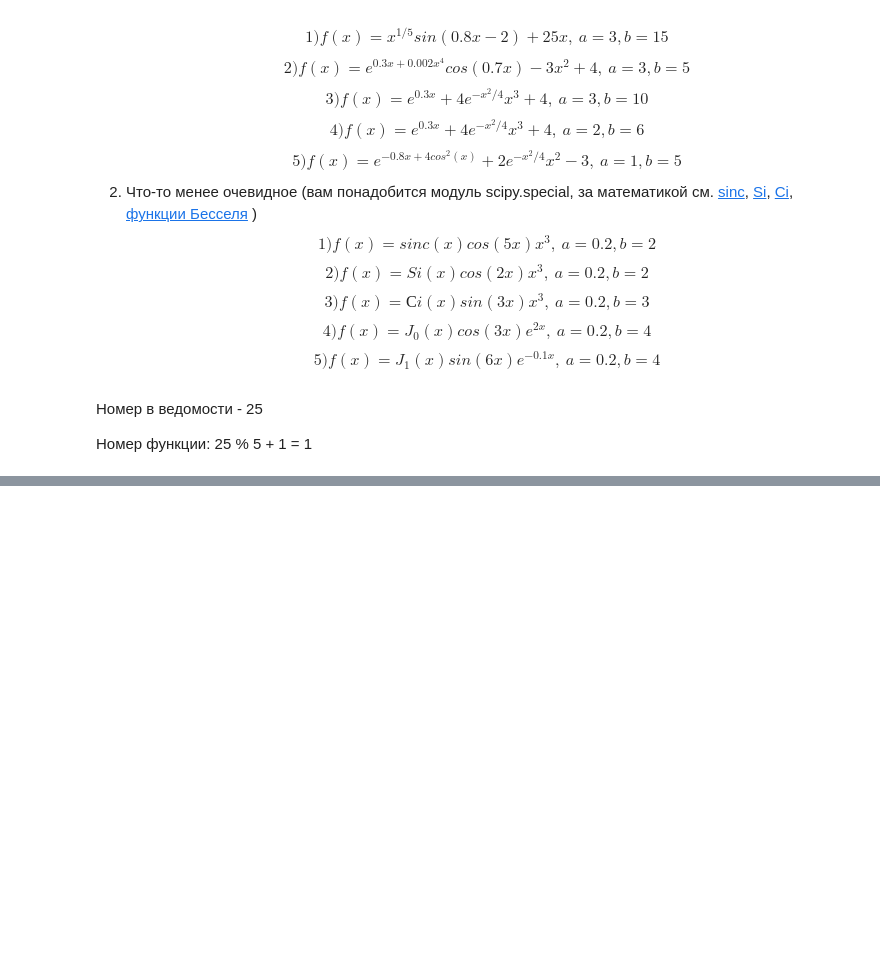
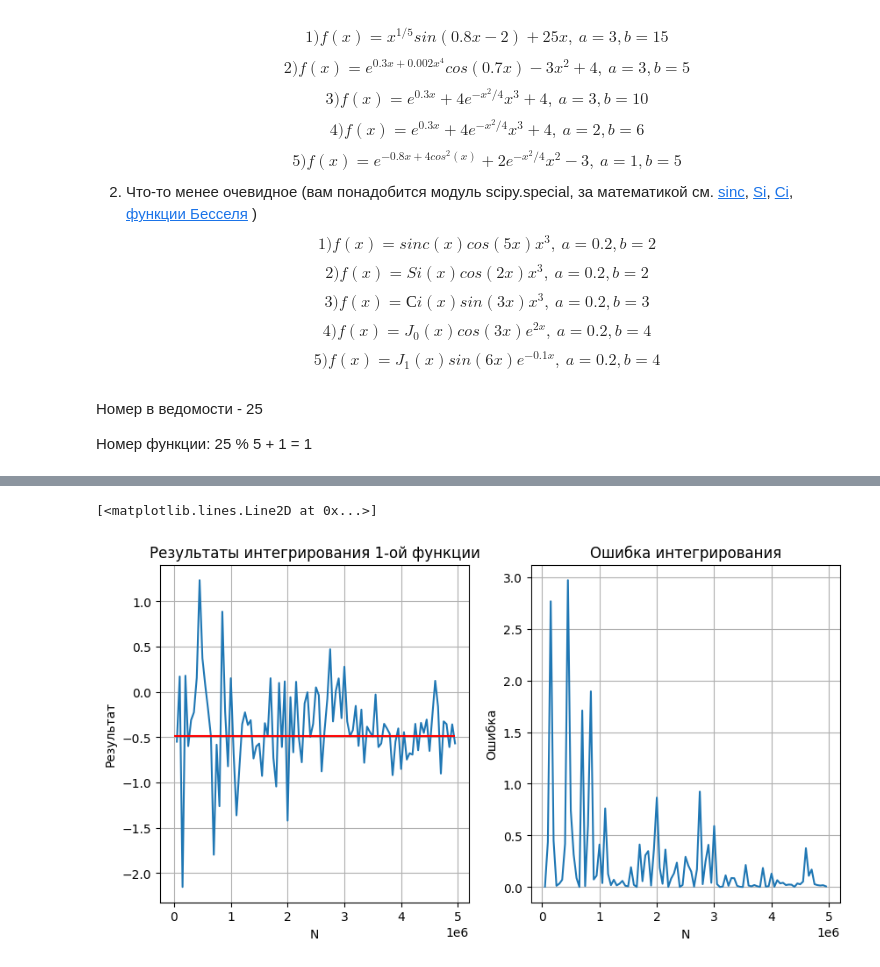
Before and after one commit to flowykk/prob-theory-hse, a Jupyter notebook: hw4.ipynb, the cells around one changed output, grey strips where cells are left out. Saved outputs shown, nothing was run; the diff lists cells and outputs as text; code cells hidden in the pictures; blank space fills up the shorter version.

```diff
--- a/hw4.ipynb
+++ b/hw4.ipynb
@@ -282,0 +349,22 @@ Integral = 0.14218375959001398 , with n = 4951000
+# %%
+abs_integ = -0.4906
+
+f, (ax,ax2) = plt.subplots(1,2,figsize=(10,5))
+
+ax.set_title("Результаты интегрирования 1-ой функции")
+ax.set_xlabel("N")
+ax.set_ylabel("Результат")
+ax.grid()
+
+ax.plot(ns, y2_values)
+ax.hlines(y=abs_integ,xmin=ns[0],xmax=ns[-1], colors="red")
+
+ax2.set_title("Ошибка интегрирования")
+ax2.set_xlabel("N")
+ax2.set_ylabel("Ошибка")
+ax2.grid()
+
+ax2.plot(ns, (y2_values - abs_integ) ** 2)
+# %% [output]
+[<matplotlib.lines.Line2D at 0x...>]
+[figure, added]
```
Also changed, not shown: parts of 11 cells of this notebook.
